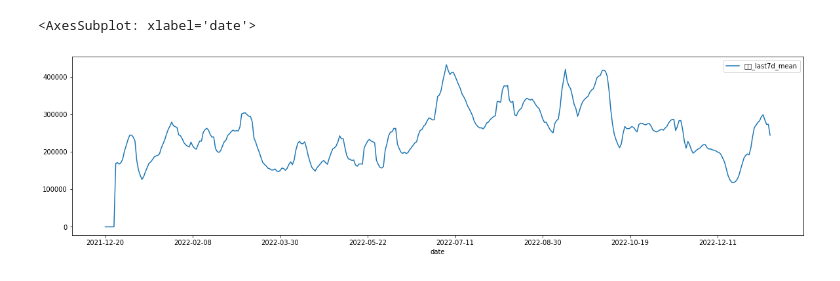
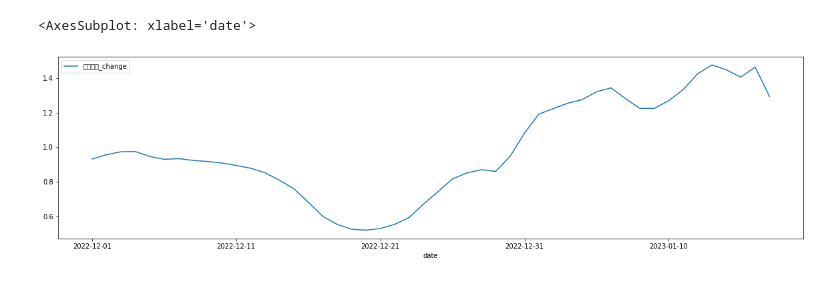
Before and after one commit to tsauliu/COVID_Data_in_Depth, a Jupyter notebook: 3.2 HeyTea.ipynb, the cells around one changed output. Drawn from its saved outputs; the diff is of its cells as text; code cells hidden in the pictures.

```diff
--- a/3.2 HeyTea.ipynb
+++ b/3.2 HeyTea.ipynb
@@ -40,0 +39,15 @@ pd.pivot_table(df[df['城市']=='北京'],columns=['ID'],index=['date'],values='
+# %%
+df=new.copy()
+stores=df[['ID', '城市', '区域', '门店名称', '地址','date']].drop_duplicates().sort_values(by='date')
+#选取2021年2月春节后营业的店铺
+c1=stores.date.astype('str')=='2021-02-23'
+c2=stores.date.astype('str')=='2023-01-12'
+samestore=stores[c1].merge(stores[c2],on='ID',how='inner')['ID']
+df=df[df.ID.isin(samestore)]
+
+df['等待杯量']=pd.to_numeric(df['等待杯量'])
+ht=df.groupby(by=['date','城市','ID'])['等待杯量'].mean().reset_index() #hourly avg
+ht=ht.groupby(by=['date','城市'])['等待杯量'].sum().reset_index() #hourly sum
+ht['等待杯量']=ht['等待杯量']*14
+ht['杯量_last7d_mean']=ht.groupby('城市')['等待杯量'].transform(lambda x: x.rolling(7, 7).mean())
+ht
@@ -87,0 +113,3 @@ dfp.plot('date','杯量_last7d_mean',secondary_y=True, ax=ax, figsize=(20,5))
+# %%
+citydate=pd.read_hdf('Processed_Data/amap.h5',key='noCOVIDdf')
+citydate.tail(2)
@@ -87,0 +120,11 @@ dfp.plot('date','杯量_last7d_mean',secondary_y=True, ax=ax, figsize=(20,5))
+# %%
+#计算相对1Q21 无疫情 非春节时间的平均
+c1=ht['date'].astype('str') <= '2022-03-31'
+c2=ht['date'].astype('str') >= '2022-01-01'
+c3=~ht['date'].astype('str').isin(['2022-01-31','2022-02-01','2022-02-02','2022-02-03','2022-02-04','2022-02-05','2022-02-06'])
+noCovid_mean=ht[c1&c2&c3]
+
+noCovid_mean['城市date']=noCovid_mean['城市']+noCovid_mean['date']
+c4=noCovid_mean['城市date'].isin(citydate['城市date'])
+noCovid_mean=noCovid_mean[c4].groupby('城市').mean().reset_index().sort_values(by='等待杯量',ascending=False)[['城市','等待杯量']].reset_index(drop=True).rename(columns={'等待杯量':'等待杯量1Q22无疫情日平均'})
+noCovid_mean.head(4)
@@ -88,8 +137,16 @@ dfp.plot('date','杯量_last7d_mean',secondary_y=True, ax=ax, figsize=(20,5))
+# %%
+htall=ht.copy()
+htall=htall.fillna(0)
+htall=htall.merge(noCovid_mean,on='城市',how='left')
+htall=htall[htall['等待杯量1Q22无疫情日平均']>0]
+htall=htall[htall.date.astype('str')>='2022-12-01'].groupby('date').sum().reset_index()#.plot('date','changes_since_mar', figsize=(20,5))
+htall['等待杯量_change']=htall['杯量_last7d_mean']/htall['等待杯量1Q22无疫情日平均']
+htall[['date','等待杯量_change']].to_clipboard(index=False)
 # %%
-ht.groupby('date').sum().reset_index().plot('date','杯量_last7d_mean', figsize=(20,5))
+htall.plot('date','等待杯量_change', figsize=(20,5))
 # %% [output]
 <AxesSubplot: xlabel='date'>
-[figure, old version]
+[figure, new version]
 # %%
 # # covid rank vs. HEYTEA WoW
 
```
Also changed, not shown: parts of 12 cells of this notebook, 18 other files.
